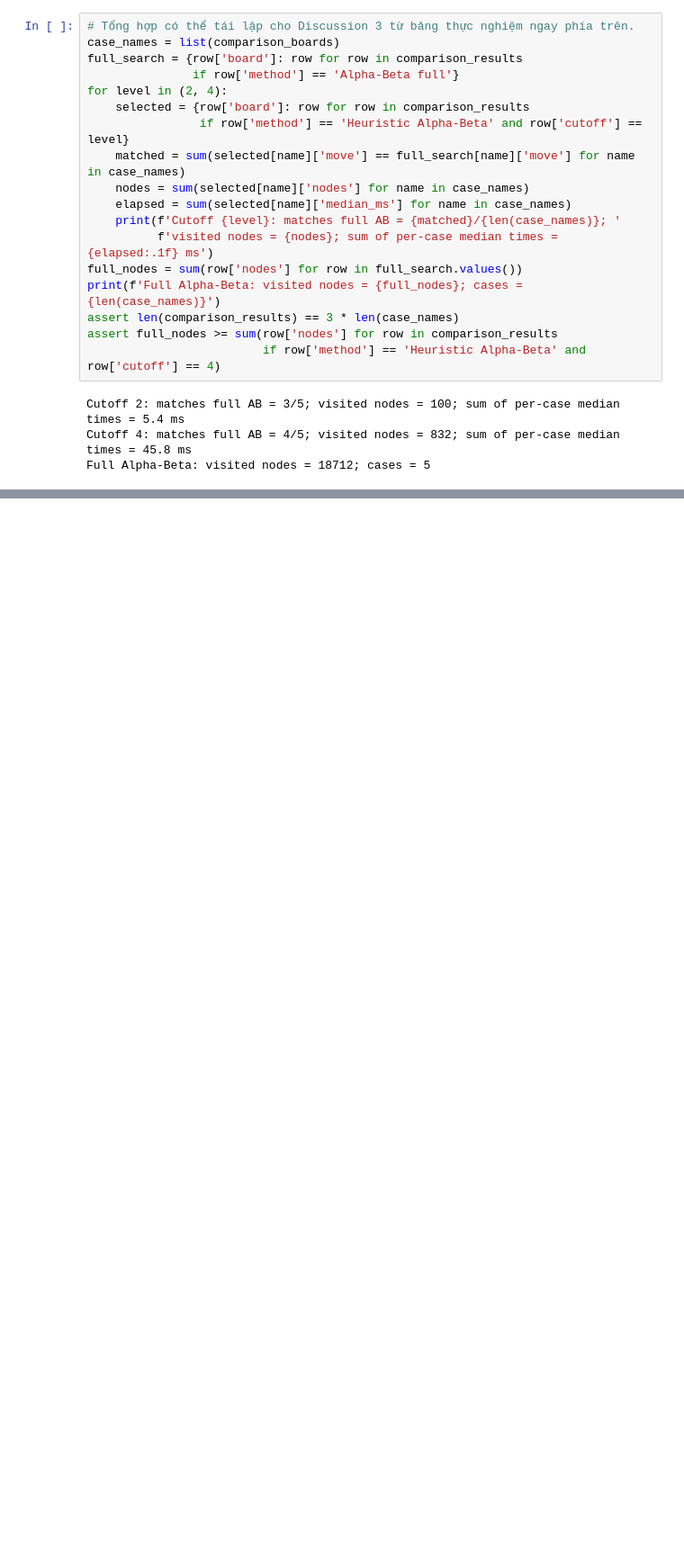
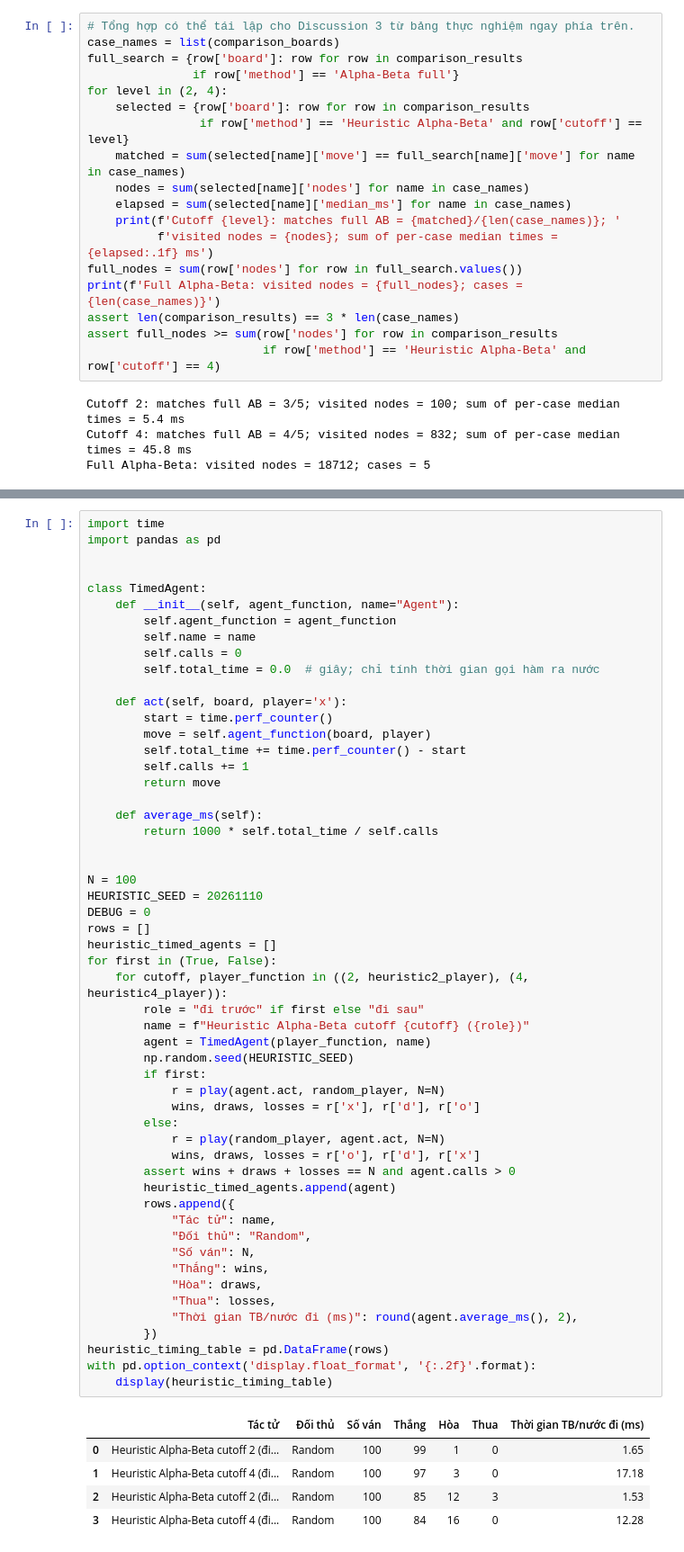
Before and after one commit to Ko4rut/ML-Advance-Group, a Jupyter notebook: lab05 - game/lab05 - game/tictactoe_heuristic_alpha_beta_tree_search.ipynb, the cells around one changed output, grey strips where cells are left out. Shown at 90% size. Saved outputs shown, nothing was run; the diff lists cells and outputs as text; blank space fills up the shorter version.

```diff
--- a/lab05 - game/lab05 - game/tictactoe_heuristic_alpha_beta_tree_search.ipynb
+++ b/lab05 - game/lab05 - game/tictactoe_heuristic_alpha_beta_tree_search.ipynb
@@ -589,0 +594,60 @@ Full Alpha-Beta: visited nodes = 18712; cases = 5
+# %%
+import time
+import pandas as pd
+
+
+class TimedAgent:
+    def __init__(self, agent_function, name="Agent"):
+        self.agent_function = agent_function
+        self.name = name
+        self.calls = 0
+        self.total_time = 0.0  # giây; chỉ tính thời gian gọi hàm ra nước
+
+    def act(self, board, player='x'):
+        start = time.perf_counter()
+        move = self.agent_function(board, player)
+        self.total_time += time.perf_counter() - start
+        self.calls += 1
+        return move
+
+    def average_ms(self):
+        return 1000 * self.total_time / self.calls
+
+
+N = 100
+HEURISTIC_SEED = 20261110
+DEBUG = 0
+rows = []
+heuristic_timed_agents = []
+for first in (True, False):
+    for cutoff, player_function in ((2, heuristic2_player), (4, heuristic4_player)):
+        role = "đi trước" if first else "đi sau"
+        name = f"Heuristic Alpha-Beta cutoff {cutoff} ({role})"
+        agent = TimedAgent(player_function, name)
+        np.random.seed(HEURISTIC_SEED)
+        if first:
+            r = play(agent.act, random_player, N=N)
+            wins, draws, losses = r['x'], r['d'], r['o']
+        else:
+            r = play(random_player, agent.act, N=N)
+            wins, draws, losses = r['o'], r['d'], r['x']
+        assert wins + draws + losses == N and agent.calls > 0
+        heuristic_timed_agents.append(agent)
+        rows.append({
+            "Tác tử": name,
+            "Đối thủ": "Random",
+            "Số ván": N,
+            "Thắng": wins,
+            "Hòa": draws,
+            "Thua": losses,
+            "Thời gian TB/nước đi (ms)": round(agent.average_ms(), 2),
+        })
+heuristic_timing_table = pd.DataFrame(rows)
+with pd.option_context('display.float_format', '{:.2f}'.format):
+    display(heuristic_timing_table)
+# %% [output]
+|  | Tác tử | Đối thủ | Số ván | Thắng | Hòa | Thua | Thời gian TB/nước đi (ms) |
+| 0 | Heuristic Alpha-Beta cutoff 2 (đi... | Random | 100 | 99 | 1 | 0 | 1.65 |
+| 1 | Heuristic Alpha-Beta cutoff 4 (đi... | Random | 100 | 97 | 3 | 0 | 17.18 |
+| 2 | Heuristic Alpha-Beta cutoff 2 (đi... | Random | 100 | 85 | 12 | 3 | 1.53 |
+| 3 | Heuristic Alpha-Beta cutoff 4 (đi... | Random | 100 | 84 | 16 | 0 | 12.28 |
```
Also changed, not shown: parts of 1 cell of this notebook, 3 other files.
